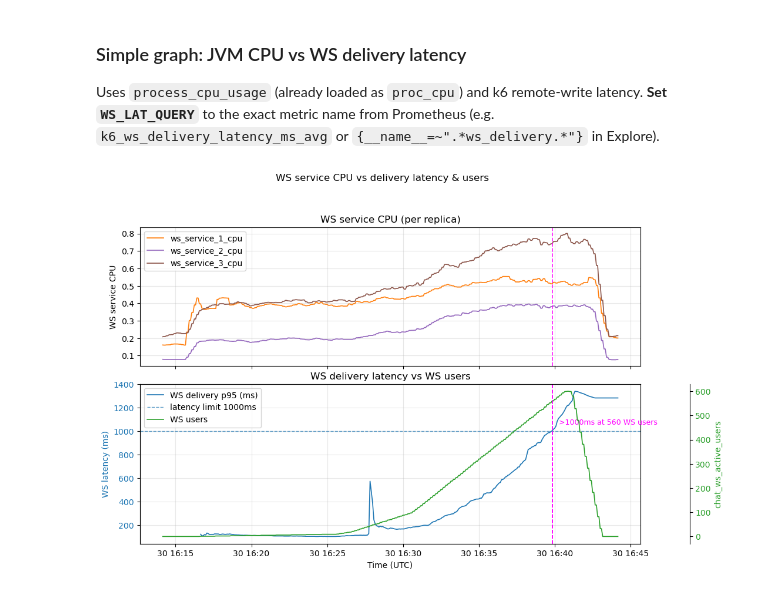
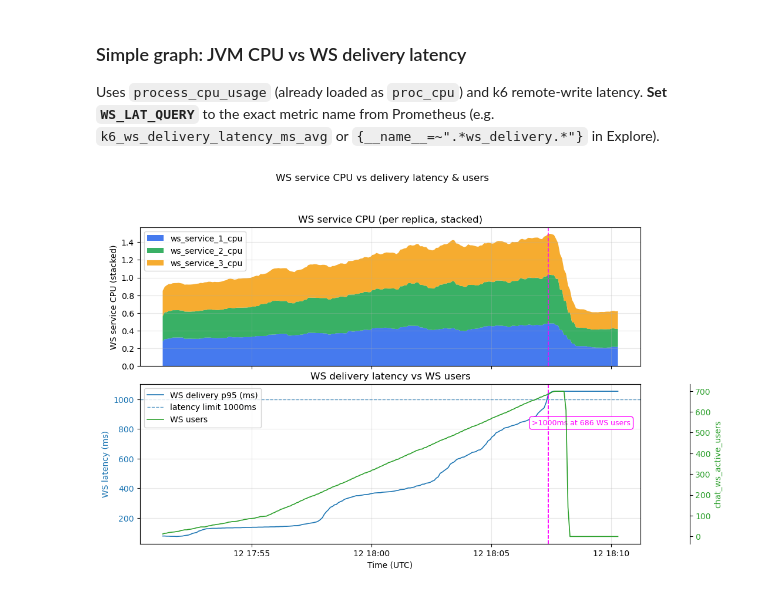
Before and after one commit to jakubjanak2004/chat-data-analysis, a Jupyter notebook: notebooks/intensive_messaging_analysis.ipynb, the cells around one changed output. Cells and saved outputs as stored; diff of their text form; code cells hidden in the pictures.

```diff
--- a/notebooks/intensive_messaging_analysis.ipynb
+++ b/notebooks/intensive_messaging_analysis.ipynb
@@ -9,7 +9,7 @@ import src.prometheus_io as pio
 from datetime import datetime, timezone, timedelta
 import matplotlib.pyplot as plt
 # %%
-df = pd.read_csv('../exports/intensive_messaging_eda_3.csv')
+df = pd.read_csv('../exports/intensive_messaging_eda.csv')
 df
 # %% [output]
 |  | timestamp | cpu_by_svc__series_0 {'container_... | cpu_by_svc__series_1 {'container_... | cpu_by_svc__series_2 {'container_... | cpu_by_svc__series_3 {'container_... | ... |
@@ -310,6 +117,10 @@ plt.show()
 
 Uses `process_cpu_usage` (already loaded as `proc_cpu`) and k6 remote-write latency. **Set `WS_LAT_QUERY`** to the exact metric name from Prometheus (e.g. `k6_ws_delivery_latency_ms_avg` or `{__name__=~".*ws_delivery.*"}` in Explore).
 # %%
+import pandas as pd
+
+colors = ["#2563EB", "#16A34A", "#F59E0B", "#EF4444", "#7C3AED"]
+
 fig, (ax_cpu, ax1) = plt.subplots(
     2,
     1,
@@ -318,31 +129,61 @@ fig, (ax_cpu, ax1) = plt.subplots(
     gridspec_kw={"height_ratios": [1, 1.15], "hspace": 0.12},
 )
 
-# Top: per-replica ws-service CPU (EDA) OR monolith app CPU when no ws-service series exist
+# Top: per-replica ws-service CPU (EDA) stacked OR monolith app CPU when no ws-service series exist
 has_ws_replicas = (
     not ws_service_1_cpu.empty
     or not ws_service_2_cpu.empty
     or not ws_service_3_cpu.empty
 )
 
+
+def _stack_cpu_from_frames(frames_with_labels):
+    """frames_with_labels: list of (Series, str). Returns index, list of y arrays, labels."""
+    if not frames_with_labels:
+        return None, [], []
+    series_list = [s for s, _ in frames_with_labels]
+    labels = [lb for _, lb in frames_with_labels]
+    df = pd.concat(series_list, axis=1, keys=labels)
+    df = df.sort_index().interpolate(limit_direction="both").fillna(0.0)
+    x = df.index
+    ys = [df[c].to_numpy() for c in df.columns]
+    return x, ys, list(df.columns)
+
+
 if has_ws_replicas:
+    pairs = []
     if not ws_service_1_cpu.empty:
-        s1 = ws_service_1_cpu.iloc[:, 0]
-        ax_cpu.plot(s1.index, s1.values, color="tab:orange", linewidth=1.2, label="ws_service_1_cpu")
+        pairs.append((ws_service_1_cpu.iloc[:, 0], "ws_service_1_cpu"))
     if not ws_service_2_cpu.empty:
-        s2 = ws_service_2_cpu.iloc[:, 0]
-        ax_cpu.plot(s2.index, s2.values, color="tab:purple", linewidth=1.2, label="ws_service_2_cpu")
+        pairs.append((ws_service_2_cpu.iloc[:, 0], "ws_service_2_cpu"))
     if not ws_service_3_cpu.empty:
-        s3 = ws_service_3_cpu.iloc[:, 0]
-        ax_cpu.plot(s3.index, s3.values, color="tab:brown", linewidth=1.2, label="ws_service_3_cpu")
-    ax_cpu.set_ylabel("WS service CPU")
-    ax_cpu.set_title("WS service CPU (per replica)")
+        pairs.append((ws_service_3_cpu.iloc[:, 0], "ws_service_3_cpu"))
+
+    x_cpu, ys, leg_labels = _stack_cpu_from_frames(pairs)
+    if x_cpu is not None and ys:
+        ax_cpu.stackplot(
+            x_cpu,
+            *ys,
+            labels=leg_labels,
+            colors=colors[: len(ys)],
+            alpha=0.85,
+        )
+    ax_cpu.set_ylabel("WS service CPU (stacked)")
+    ax_cpu.set_title("WS service CPU (per replica, stacked)")
 else:
     if not monolith_app_cpu.empty:
         s_app = monolith_app_cpu.iloc[:, 0]
-        ax_cpu.plot(s_app.index, s_app.values, color="tab:orange", linewidth=1.2, label="app (monolith)")
-    ax_cpu.set_ylabel("App CPU")
-    ax_cpu.set_title("Monolith app CPU")
+        x_cpu, ys, leg_labels = _stack_cpu_from_frames([(s_app, "app (monolith)")])
+        if x_cpu is not None and ys:
+            ax_cpu.stackplot(
+                x_cpu,
+                *ys,
+                labels=leg_labels,
+                colors=colors[: len(ys)],
+                alpha=0.85,
+            )
+    ax_cpu.set_ylabel("App CPU (stacked)")
+    ax_cpu.set_title("Monolith app CPU (stacked)")
 
 ax_cpu.grid(True, alpha=0.3)
 _h, _lab = ax_cpu.get_legend_handles_labels()
@@ -375,7 +216,7 @@ if not ws_users.empty:
 ax3.set_ylabel("chat_ws_active_users", color="tab:green")
 ax3.tick_params(axis="y", labelcolor="tab:green")
 
-# Vertical marker when WS p95 first exceeds 1000 ms (all y-axes share the same time axis)
+# Vertical marker when WS p95 first exceeds 1000 ms; label lower in panel (axes coords)
 if cross_ts is not None:
     for ax in (ax_cpu, ax1, ax3):
         ax.axvline(cross_ts, color="magenta", linestyle="--", linewidth=1.2, alpha=0.9)
@@ -386,40 +227,50 @@ if cross_ts is not None:
         if nearest_idx >= 0:
             users_at_cross = float(s_u.iloc[nearest_idx])
             ann_text = f">1000ms at {users_at_cross:.0f} WS users"
-    ax1.annotate(
+    ax1.text(
+        0.98,
+        0.78,
         ann_text,
-        xy=(cross_ts, cross_val_ms),
-        xytext=(8, 8),
-        textcoords="offset points",
+        transform=ax1.transAxes,
+        ha="right",
+        va="top",
         color="magenta",
         fontsize=9,
+        bbox=dict(
+            boxstyle="round,pad=0.35",
+            facecolor="white",
+            edgecolor="magenta",
+            linewidth=1,
+            alpha=0.95,
+        ),
+        zorder=10,
     )
 
 lines1, lab1 = ax1.get_legend_handles_labels()
 lines3, lab3 = ax3.get_legend_handles_labels()
 ax1.legend(lines1 + lines3, lab1 + lab3, loc="upper left")
 ax1.set_xlabel("Time (UTC)")
 ax1.set_title("WS delivery latency vs WS users")
 
 fig.suptitle(
     "WS service CPU vs delivery latency & users"
     if has_ws_replicas
     else "Monolith app CPU vs delivery latency & users",
     y=1.01,
 )
 plt.tight_layout()
 plt.show()
 
 if cross_ts is None:
     print("WS delivery p95 never exceeded 1000 ms in selected range.")
 else:
     print(f"First WS p95 > 1000 ms at: {cross_ts}")
     print(f"Latency at crossing: {cross_val_ms:.2f} ms")
     if not ws_users.empty:
         s_u = ws_users.iloc[:, 0]
         nearest_idx = int(s_u.index.get_indexer([cross_ts], method="nearest")[0])
         if nearest_idx >= 0:
             users_at_cross = float(s_u.iloc[nearest_idx])
             print(f"WS users near crossing: {users_at_cross:.0f}")
 # %% [output]
-[figure, old version]
+[figure, new version]
```
Also changed, not shown: parts of 8 cells of this notebook, 13 other files.
